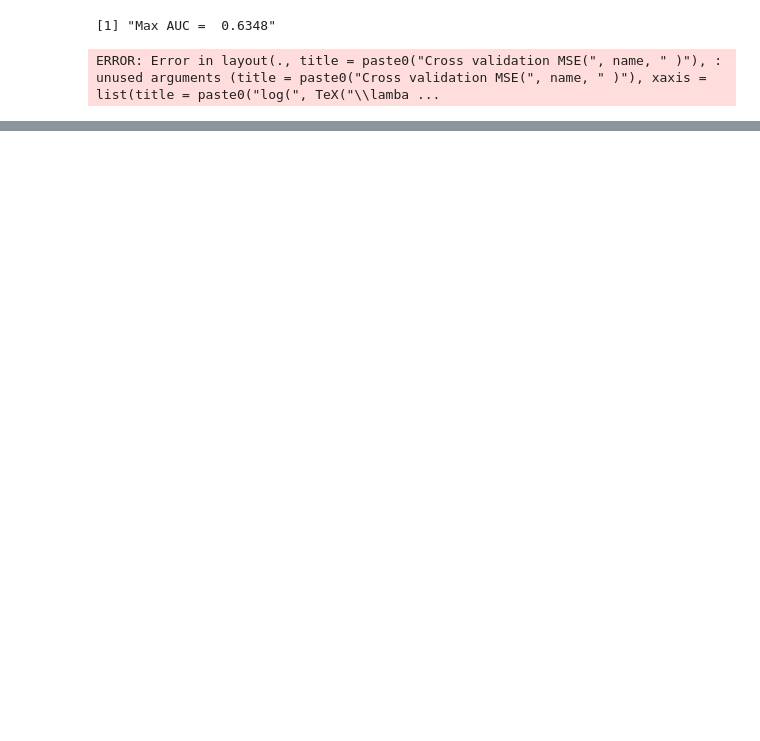
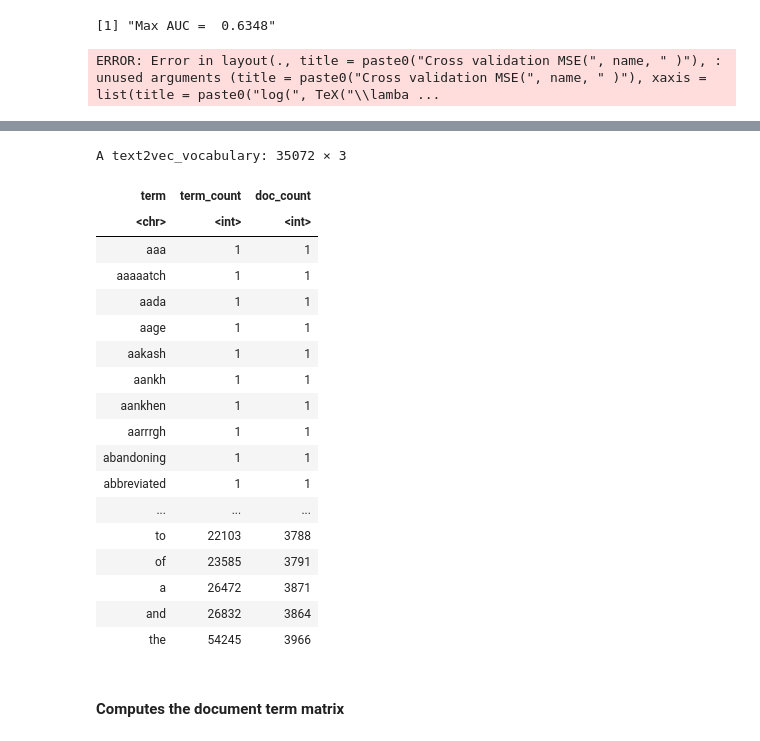
Before and after one commit to Bianchi446/data-mining, a Jupyter notebook: Preparation.ipynb, the cells around one changed output, grey strips where cells are left out. Cells and saved outputs as stored; diff of their text form; code cells hidden in the pictures; blank space fills up the shorter version.

```diff
--- a/Preparation.ipynb
+++ b/Preparation.ipynb
@@ -492,0 +801,9 @@ ERROR: Error in layout(., title = paste0("Cross validation MSE(", name, " )"), :
+# %%
+# Generate 80 - 20 % training - testing split of the reviews
+
+all_ids = movie_review$id
+set.seed(1234)
+train_ids = sample(all_ids, 5000*0.8)
+test_ids = setdiff(all_ids, train_ids)
+train = movie_review[train_ids, ]
+test = movie_review[test_ids, ]
@@ -492,0 +820,53 @@ ERROR: Error in layout(., title = paste0("Cross validation MSE(", name, " )"), :
+# %%
+preproc_fun = tolower
+
+preproc_fun = function(x)
+{
+    require("tm")
+    x = gsub("<. *?>", " ", x)                # Regex : Removing HTML tags
+    x = iconv(x, "latin1", "ASCII", sub="")   # Remove non - ASCII characters
+    x = gsub("[^[:alnum:]]", " ", x)           # Remove non - alpha numeric values
+    x = tolower(x)                            # Convert to lowercase characters
+    x = removeNumbers(x)                      # Remove numbers
+    x = stripWhitespace(x)                    # Remove whitespaces
+    x = gsub("^\\s+|\\s+$", " ", x)           # Remove leading and trailing whitespace
+    return(x)
+}
+
+# Define the tokenization function
+
+token_fun = word_tokenizer
+
+# Iterator for both training and testing sets
+
+iter_train = itoken(train$review, preprocessor = preproc_fun,
+                   tokenizer = token_fun, ids = train$id, progressbar = TRUE)
+
+iter_test = itoken(test$review, preprocessor = preproc_fun,
+                   tokenizer = token_fun, ids = test$id, progressbar = TRUE)
+
+reviewVocab = create_vocabulary(iter_train)
+reviewVocab
+# Report the head and tail of the reviewCab
+# %% [output]
+A text2vec_vocabulary: 35072 × 3
+| term | term_count | doc_count |
+| <chr> | <int> | <int> |
+| aaa | 1 | 1 |
+| aaaaatch | 1 | 1 |
+| aada | 1 | 1 |
+| aage | 1 | 1 |
+| aakash | 1 | 1 |
+| aankh | 1 | 1 |
+| aankhen | 1 | 1 |
+| aarrrgh | 1 | 1 |
+| abandoning | 1 | 1 |
+| abbreviated | 1 | 1 |
+| ... | ... | ... |
+| to | 22103 | 3788 |
+| of | 23585 | 3791 |
+| a | 26472 | 3871 |
+| and | 26832 | 3864 |
+| the | 54245 | 3966 |
+# %% [markdown]
+#### Computes the document term matrix
```
Also changed, not shown: parts of 51 cells of this notebook.
